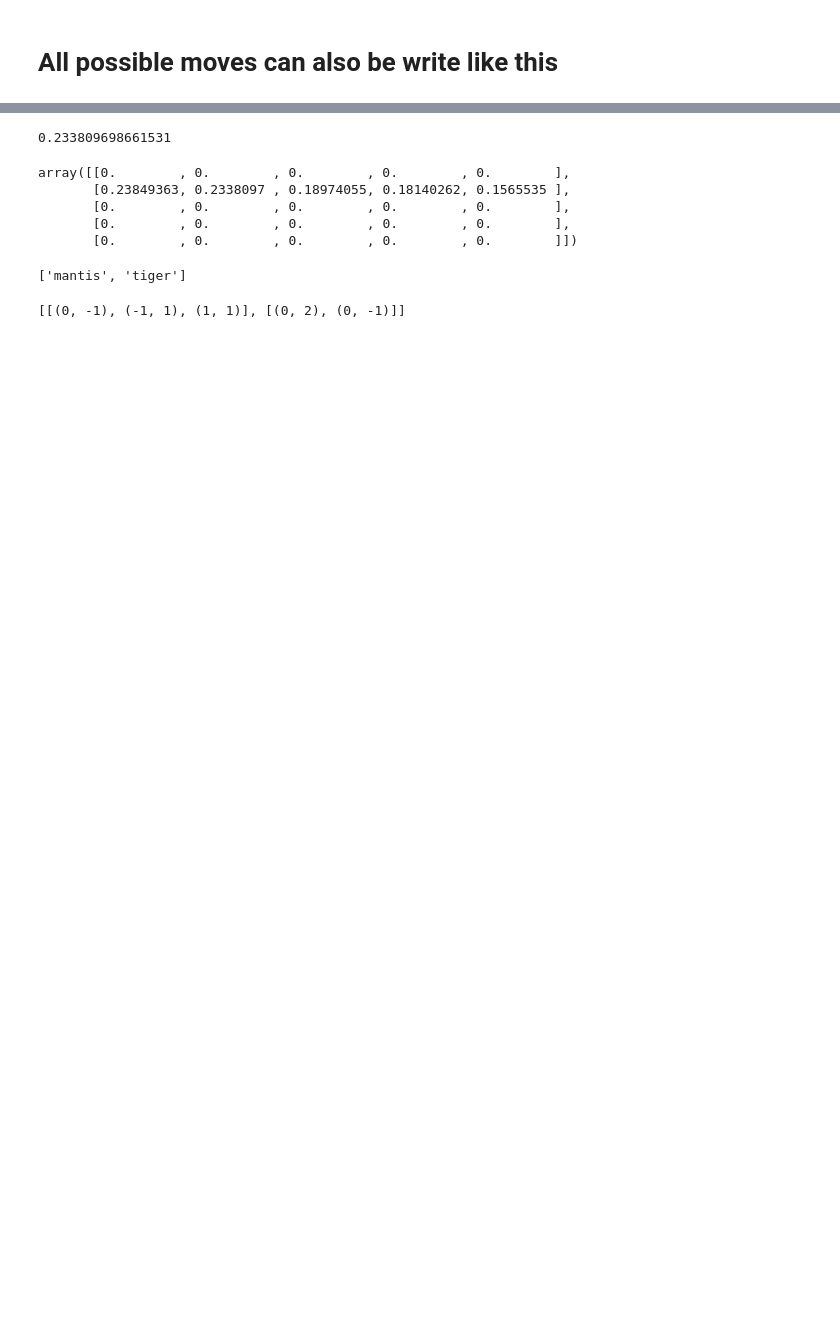
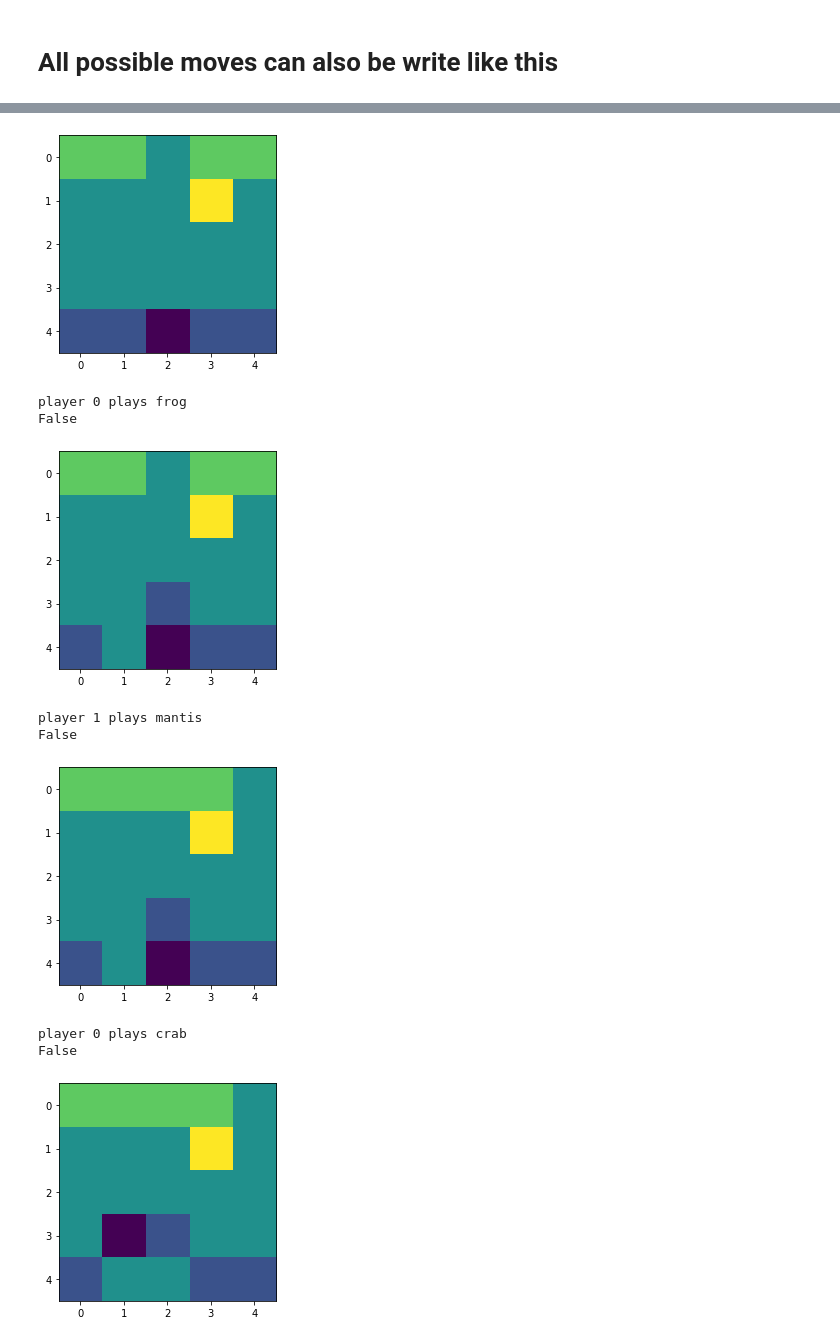
Before and after one commit to Nicolas-Maurer/Onitama_AlphaZero, a Jupyter notebook: Board.ipynb, the cells around one changed output, grey strips where cells are left out. Cells and saved outputs as stored; diff of their text form; code cells hidden in the pictures; blank space fills up the shorter version.

```diff
--- a/Board.ipynb
+++ b/Board.ipynb
@@ -289,20 +302,17 @@ piece_to_move
-# %%
-b[line, column, plane]
-# %% [output]
-0.233809698661531
-# %%
-b[:, :, plane]
-# %% [output]
-array([[0.        , 0.        , 0.        , 0.        , 0.        ],
-       [0.23849363, 0.2338097 , 0.18974055, 0.18140262, 0.1565535 ],
-       [0.        , 0.        , 0.        , 0.        , 0.        ],
-       [0.        , 0.        , 0.        , 0.        , 0.        ],
-       [0.        , 0.        , 0.        , 0.        , 0.        ]])
-# %%
-[c.name for c in a.player1_cards]
-# %% [output]
-['mantis', 'tiger']
-# %%
-[c.moves for c in a.player1_cards]
-# %% [output]
-[[(0, -1), (-1, 1), (1, 1)], [(0, 2), (0, -1)]]
+# %%
+root = Board(deck)
+# %%
+for i in range(20):
+    root = root.move(policy)
+    print(root.is_win())
+# %% [output]
+[figure, added]
+player 0 plays frog
+False
+[figure, added]
+player 1 plays mantis
+False
+[figure, added]
+player 0 plays crab
+False
+[figure, added]
```
Also changed, not shown: parts of 13 cells of this notebook.
